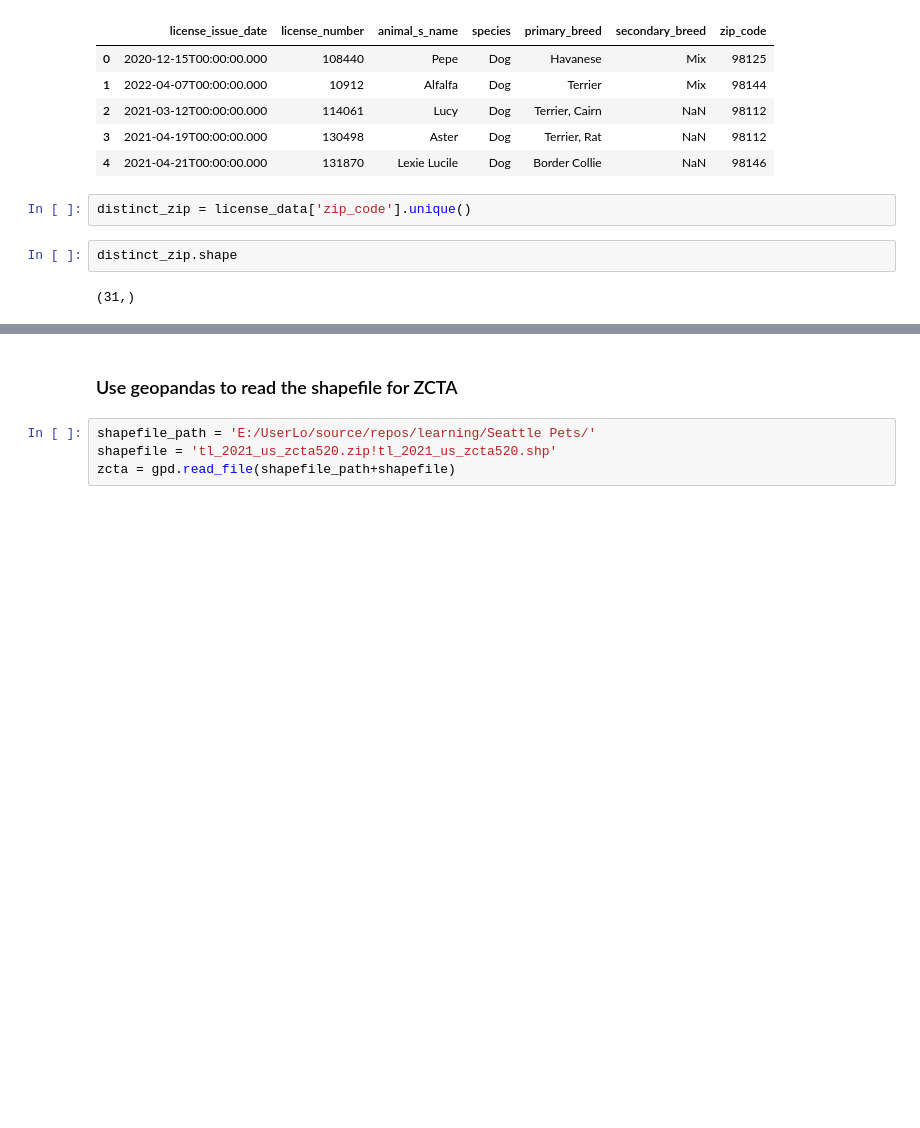
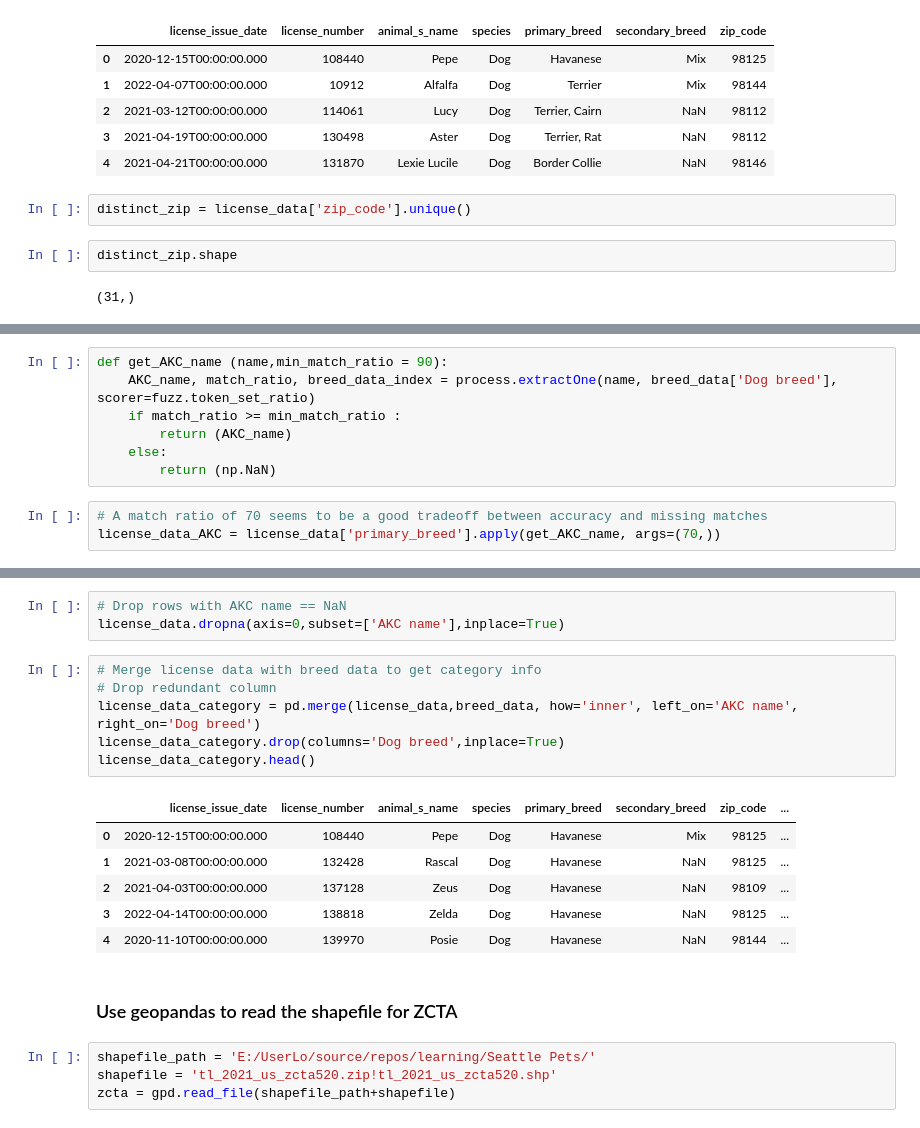
Before and after one commit to MrLRTripp/SeattleHousingwithPets, a Jupyter notebook: SeattlePets.ipynb, the cells around one changed output, grey strips where cells are left out. Cells and saved outputs as stored; diff of their text form; blank space fills up the shorter version.

```diff
--- a/SeattlePets.ipynb
+++ b/SeattlePets.ipynb
@@ -74,0 +101,10 @@ breed_data.head()
+# %%
+def get_AKC_name (name,min_match_ratio = 90):
+    AKC_name, match_ratio, breed_data_index = process.extractOne(name, breed_data['Dog breed'], scorer=fuzz.token_set_ratio)
+    if match_ratio >= min_match_ratio :
+        return (AKC_name)
+    else:
+        return (np.NaN)
+# %%
+# A match ratio of 70 seems to be a good tradeoff between accuracy and missing matches
+license_data_AKC = license_data['primary_breed'].apply(get_AKC_name, args=(70,))
@@ -75,3 +126,19 @@ breed_data.head()
+# %%
+# Drop rows with AKC name == NaN
+license_data.dropna(axis=0,subset=['AKC name'],inplace=True)
+# %%
+# Merge license data with breed data to get category info
+# Drop redundant column
+license_data_category = pd.merge(license_data,breed_data, how='inner', left_on='AKC name', right_on='Dog breed')
+license_data_category.drop(columns='Dog breed',inplace=True)
+license_data_category.head()
+# %% [output]
+|  | license_issue_date | license_number | animal_s_name | species | primary_breed | secondary_breed | zip_code | ... |
+| 0 | 2020-12-15T00:00:00.000 | 108440 | Pepe | Dog | Havanese | Mix | 98125 | ... |
+| 1 | 2021-03-08T00:00:00.000 | 132428 | Rascal | Dog | Havanese | NaN | 98125 | ... |
+| 2 | 2021-04-03T00:00:00.000 | 137128 | Zeus | Dog | Havanese | NaN | 98109 | ... |
+| 3 | 2022-04-14T00:00:00.000 | 138818 | Zelda | Dog | Havanese | NaN | 98125 | ... |
+| 4 | 2020-11-10T00:00:00.000 | 139970 | Posie | Dog | Havanese | NaN | 98144 | ... |
 # %% [markdown]
 ### Use geopandas to read the shapefile for ZCTA
 # %%
```
Also changed, not shown: parts of 17 cells of this notebook.
